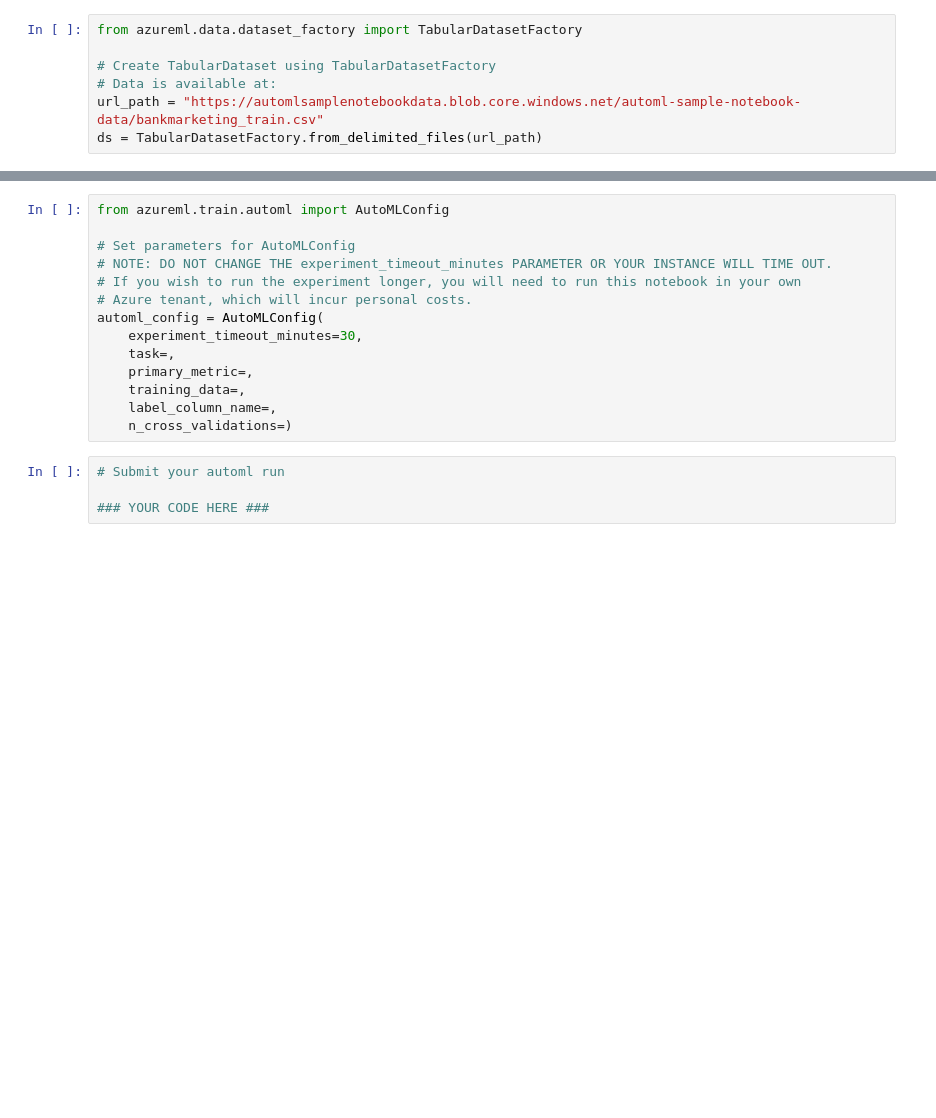
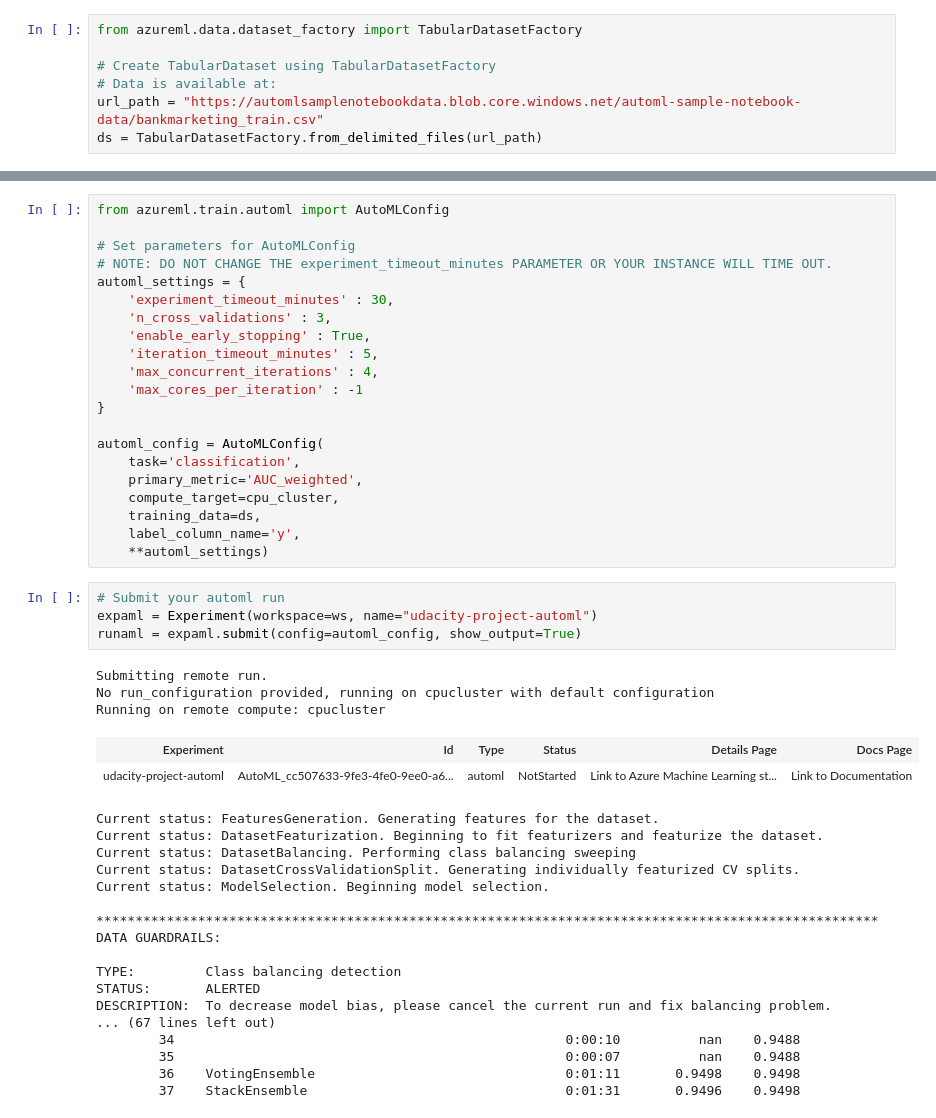
Before and after one commit to lustraka/Udacity01_Optimizing_a_Pipeline_in_Azure, a Jupyter notebook: udacity-project.ipynb, the cells around one changed output, grey strips where cells are left out. Saved outputs shown, nothing was run; the diff lists cells and outputs as text; blank space fills up the shorter version.

```diff
--- a/udacity-project.ipynb
+++ b/udacity-project.ipynb
@@ -199,18 +206,48 @@ from azureml.train.automl import AutoMLConfig
 
 # Set parameters for AutoMLConfig
 # NOTE: DO NOT CHANGE THE experiment_timeout_minutes PARAMETER OR YOUR INSTANCE WILL TIME OUT.
-# If you wish to run the experiment longer, you will need to run this notebook in your own
-# Azure tenant, which will incur personal costs.
+automl_settings = {
+    'experiment_timeout_minutes' : 30,
+    'n_cross_validations' : 3,
+    'enable_early_stopping' : True,
+    'iteration_timeout_minutes' : 5,
+    'max_concurrent_iterations' : 4,
+    'max_cores_per_iteration' : -1
+}
+
 automl_config = AutoMLConfig(
-    experiment_timeout_minutes=30,
-    task=,
-    primary_metric=,
-    training_data=,
-    label_column_name=,
-    n_cross_validations=)
+    task='classification',
+    primary_metric='AUC_weighted',
+    compute_target=cpu_cluster,
+    training_data=ds,
+    label_column_name='y',
+    **automl_settings)
-# %%
-# Submit your automl run
-
-### YOUR CODE HERE ###
+# %%
+# Submit your automl run
+expaml = Experiment(workspace=ws, name="udacity-project-automl")
+runaml = expaml.submit(config=automl_config, show_output=True)
+# %% [output]
+Submitting remote run.
+No run_configuration provided, running on cpucluster with default configuration
+Running on remote compute: cpucluster
+| Experiment | Id | Type | Status | Details Page | Docs Page |
+| udacity-project-automl | AutoML_cc507633-9fe3-4fe0-9ee0-a6... | automl | NotStarted | Link to Azure Machine Learning st... | Link to Documentation |
+Current status: FeaturesGeneration. Generating features for the dataset.
+Current status: DatasetFeaturization. Beginning to fit featurizers and featurize the dataset.
+Current status: DatasetBalancing. Performing class balancing sweeping
+Current status: DatasetCrossValidationSplit. Generating individually featurized CV splits.
+Current status: ModelSelection. Beginning model selection.
+
+****************************************************************************************************
+DATA GUARDRAILS:
+
+TYPE:         Class balancing detection
+STATUS:       ALERTED
+DESCRIPTION:  To decrease model bias, please cancel the current run and fix balancing problem.
+... (67 lines left out)
+        34                                                  0:00:10          nan    0.9488
+        35                                                  0:00:07          nan    0.9488
+        36    VotingEnsemble                                0:01:11       0.9498    0.9498
+        37    StackEnsemble                                 0:01:31       0.9496    0.9498
 # %%
 # Retrieve and save your best automl model.
```
Also changed, not shown: parts of 13 cells of this notebook, 3 other files.
